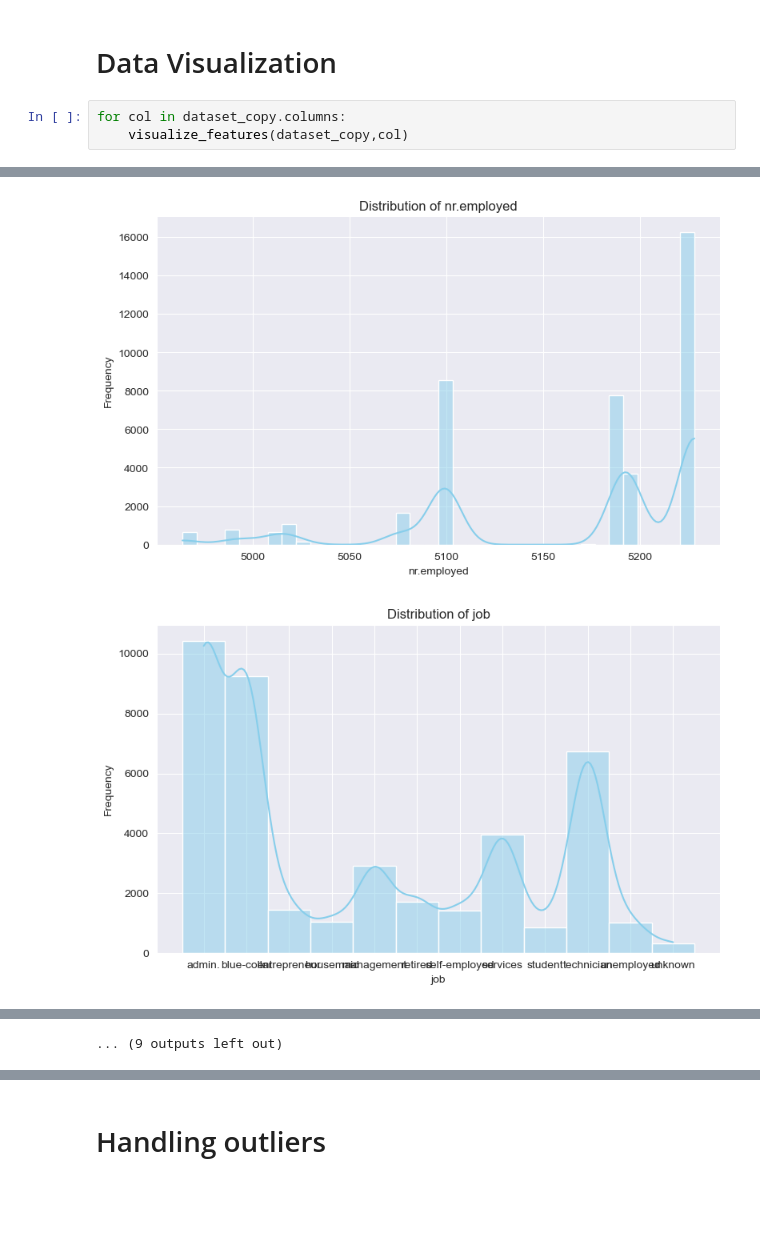
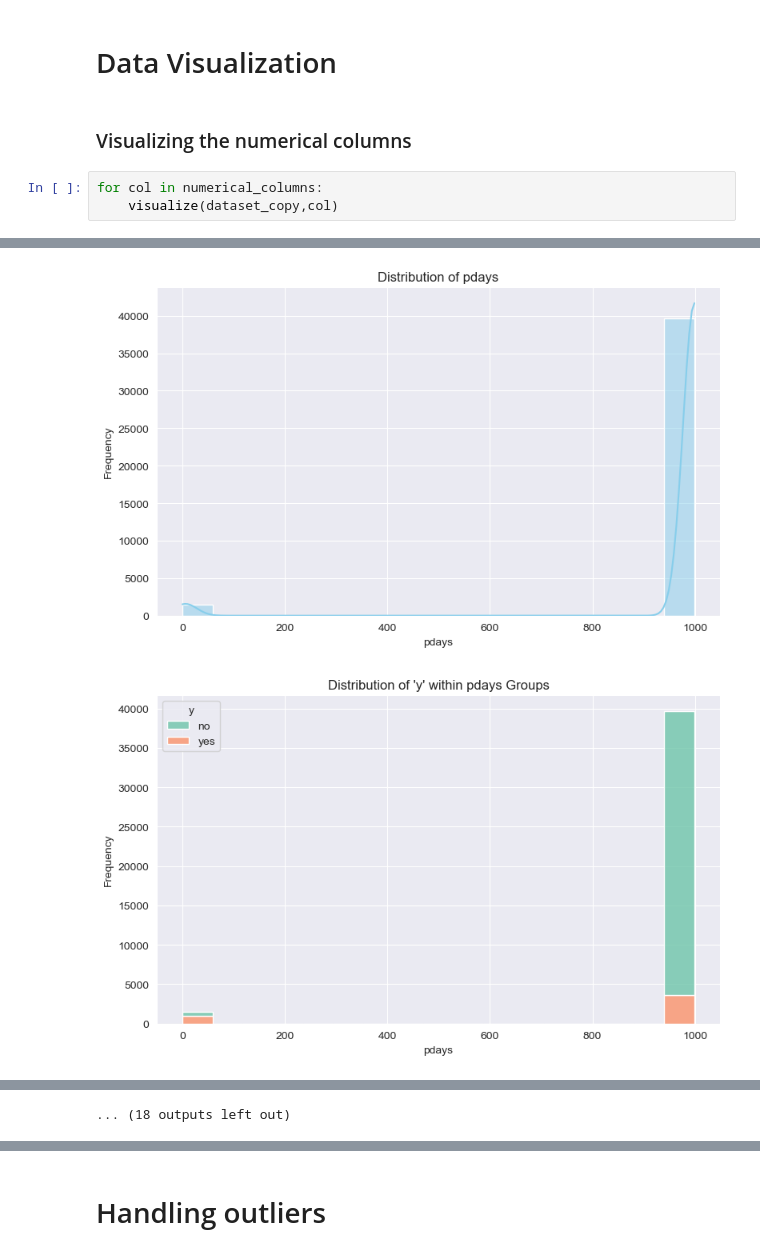
Before and after one commit to batuhanozzer/bankMarketing, a Jupyter notebook: bankMarketingUpdated.ipynb, the cells around one changed output, grey strips where cells are left out. Cells and saved outputs as stored; diff of their text form; blank space fills up the shorter version.

Commit message:
improve visualizing

```diff
--- a/bankMarketingUpdated.ipynb
+++ b/bankMarketingUpdated.ipynb
@@ -158,8 +158,10 @@ def correlation_heatmap(df,numerical_col):
                 linecolor='white', cbar_kws= {'orientation': 'vertical'}, ax=axes)
 # %% [markdown]
 # Data Visualization
+# %% [markdown]
+### Visualizing the numerical columns
 # %%
-for col in dataset_copy.columns:
-    visualize_features(dataset_copy,col)
+for col in numerical_columns:
+    visualize(dataset_copy,col)
 # %% [output]
 [figure]
@@ -174,2 +176,2 @@ for col in dataset_copy.columns:
-[figure, old version]
+[figure, new version]
-[figure, old version]
+[figure, new version]
@@ -177 +179 @@ for col in dataset_copy.columns:
-... (9 outputs left out)
+... (18 outputs left out)
```
Also changed, not shown: parts of 6 cells of this notebook.
